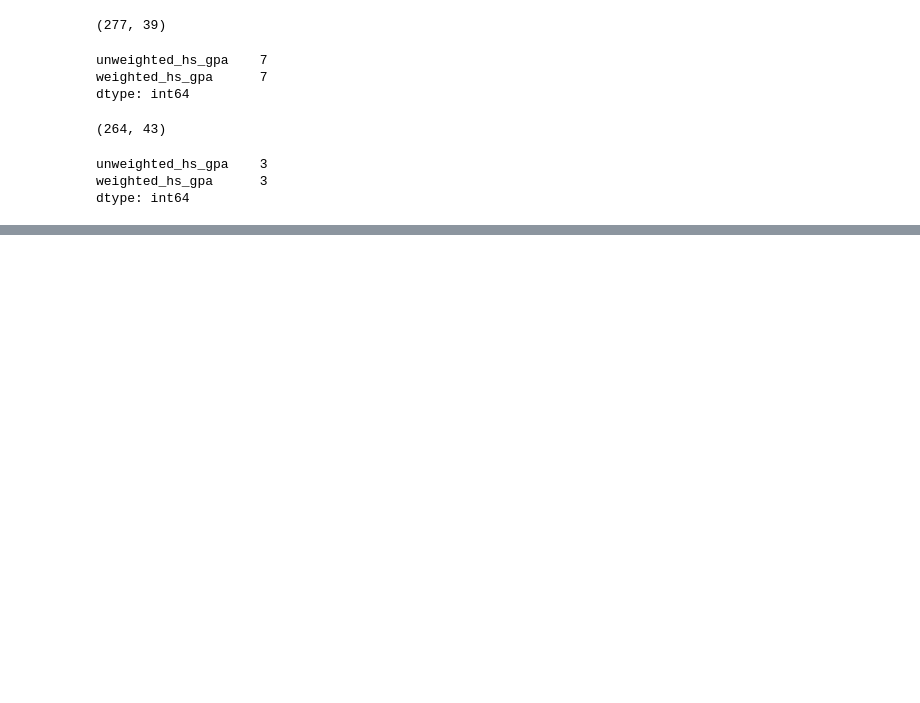
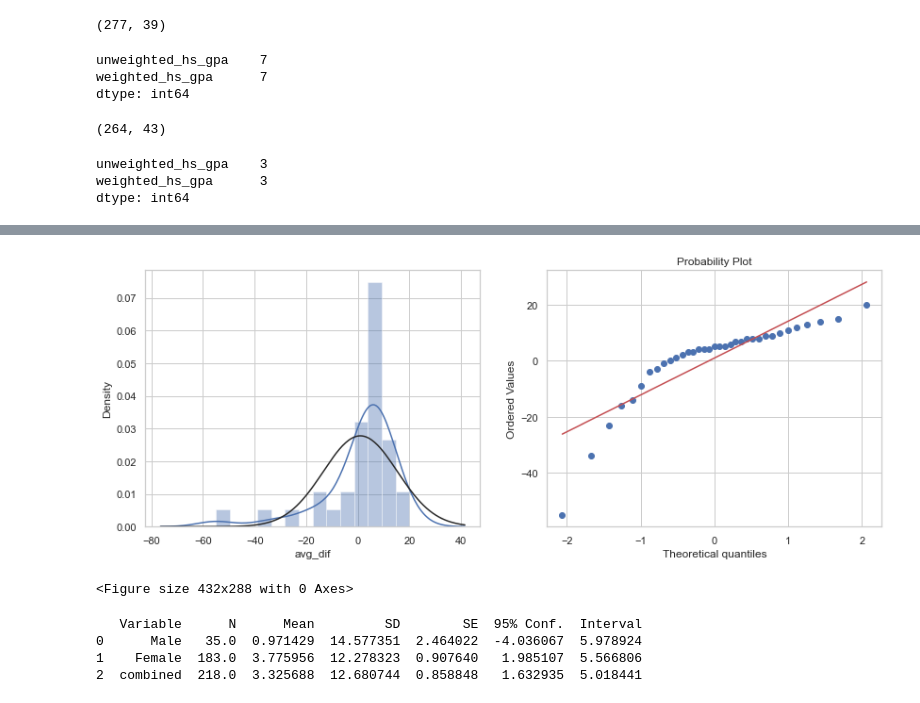
Before and after one commit to Slurpees/St542Project, a Jupyter notebook: code/basicDescriptionsOfData.ipynb, the cells around one changed output, grey strips where cells are left out. Cells and saved outputs as stored; diff of their text form; code cells hidden in the pictures; blank space fills up the shorter version.

```diff
--- a/code/basicDescriptionsOfData.ipynb
+++ b/code/basicDescriptionsOfData.ipynb
@@ -159,0 +307,27 @@ Ttest_relResult(statistic=-3.720913916210963, pvalue=0.0002526024795969336)
+# %%
+# histogram for male
+fig = plt.figure(figsize=(14,5))
+fig.subplots_adjust(wspace=0.2, hspace=0.1)
+ax2 = fig.add_subplot(121)
+sns.distplot(TTCTscore_avgdif_male[:,],fit=norm)
+ax2 = fig.add_subplot(122)
+res = stats.probplot(TTCTscore_avgdif_male[:,], plot=plt)
+fig = plt.figure()
+# the qqplot shows our data for male is not normal.
+# But cause our observation numbers for female and male are both greater than 30
+# with applying the CLT, we can say that the distribution of sample means
+# approximates a normal distribution as the sample size gets larger,
+#  regardless of the population's distribution.
+# %% [output]
+[figure, added]
+<Figure size 432x288 with 0 Axes>
+# %%
+# t-test for means of two Independent group
+summary, results = rp.ttest(group1= TTCTscore_avgdif_male[:,], group1_name= "Male",
+         group2= TTCTscore_avgdif_female[:,], group2_name= "Female")
+print(summary)
+# %% [output]
+   Variable      N      Mean         SD        SE  95% Conf.  Interval
+0      Male   35.0  0.971429  14.577351  2.464022  -4.036067  5.978924
+1    Female  183.0  3.775956  12.278323  0.907640   1.985107  5.566806
+2  combined  218.0  3.325688  12.680744  0.858848   1.632935  5.018441
```
Also changed, not shown: parts of 59 cells of this notebook, 7 other files.
